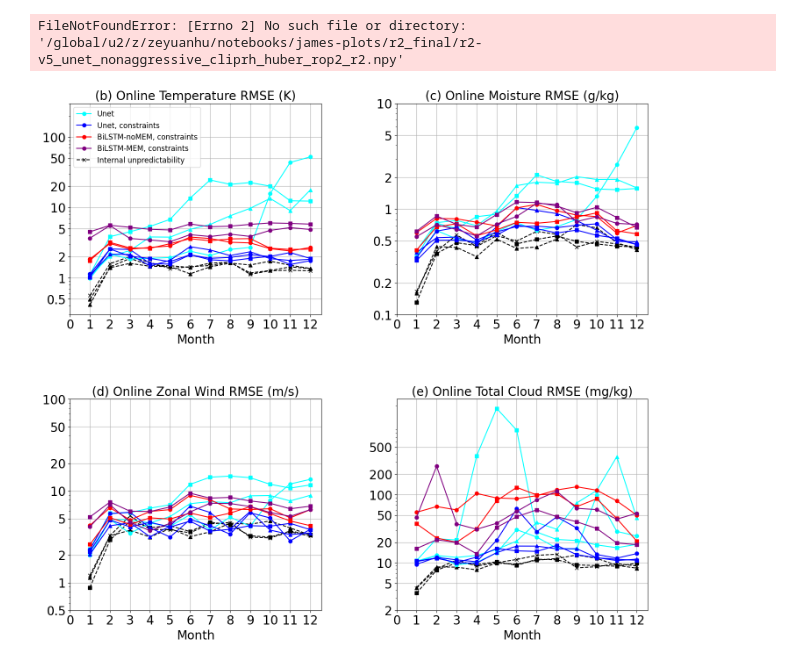
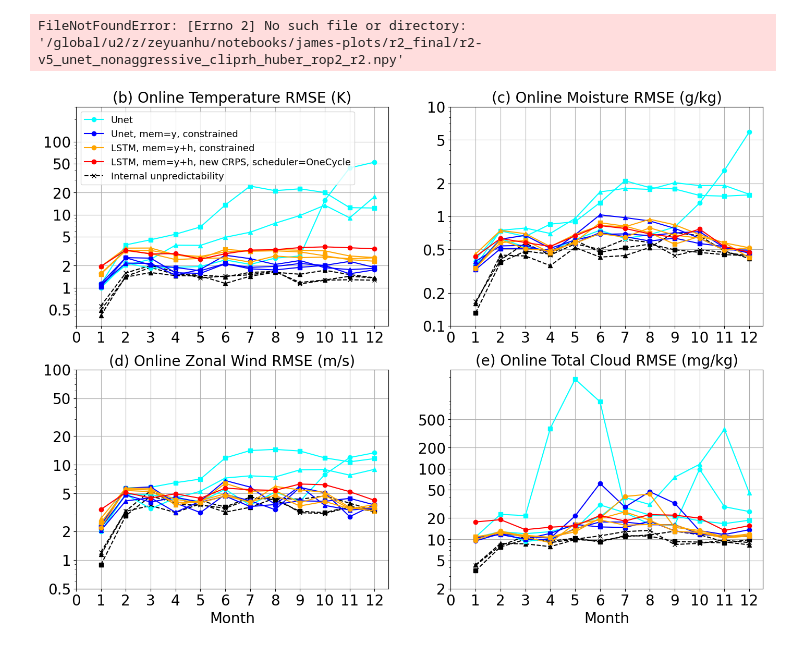
Before and after one commit to peterukk/ClimSim, a Jupyter notebook: online_testing/evaluation/monthly-online-rmse-visualization.ipynb, the cells around one changed output. Saved outputs shown, nothing was run; the diff lists cells and outputs as text; code cells hidden in the pictures.

```diff
--- a/online_testing/evaluation/monthly-online-rmse-visualization.ipynb
+++ b/online_testing/evaluation/monthly-online-rmse-visualization.ipynb
@@ -188,15 +204,44 @@ desired_order = [ 'Unet, expanded inp.',
 labels =  ['Unet', 'Unet, constraints', 'BiLSTM-noMEM, constraints', 'BiLSTM-MEM, constraints']
 desired_order = [ 'Unet', 'Unet, constraints', 'BiLSTM-noMEM, constraints', 'BiLSTM-MEM, constraints', 'Internal unpredictability']
 
+labels =  ['Unet, mem=y', 'Unet, mem=y, constrained', 'LSTM, mem=h, constrained','LSTM+SGRU, mem=h, constrained']
+desired_order = ['Unet, mem=y', 'Unet, mem=y, constrained', 'LSTM, mem=h, constrained','LSTM+SGRU, mem=h, constrained', 'Internal unpredictability']
+
+labels =  ['Unet, mem=y', 'Unet, mem=y, constrained', 'LSTM, mem=h, constrained','LSTM, mem=y+h, constrained']
+desired_order = ['Unet, mem=y', 'Unet, mem=y, constrained', 'LSTM, mem=h, constrained','LSTM, mem=y+h, constrained', 'Internal unpredictability']
+
+labels =  ['Unet, mem=y, constrained', 'LSTM, nomem, constrained', 'LSTM, mem=h, constrained','LSTM, mem=y+h, constrained']
+desired_order = ['Unet, mem=y, constrained',  'LSTM, nomem, constrained','LSTM, mem=h, constrained','LSTM, mem=y+h, constrained', 'Internal unpredictability']
+
+labels =  ['Unet, mem=y, constrained', 'LSTM, mem=h, constrained','LSTM, mem=y+h, constrained', 'stochasticLSTM, mem=y+h, constrained']
+desired_order = ['Unet, mem=y, constrained', 'LSTM, mem=h, constrained','LSTM, mem=y+h, constrained','stochasticLSTM, mem=y+h, constrained',
+                 'Internal unpredictability']
+
+#labels =  ['Unet, mem=y, constrained', 'LSTM, mem=h, constrained','LSTM, mem=y+h, constrained']
+#desired_order = ['Unet, mem=y, constrained', 'LSTM, mem=h, constrained','LSTM, mem=y+h, constrained','Internal unpredictability']
+
+labels =  ['Unet, mem=y, constrained', 'LSTM, mem=y+h, constrained', 'stochasticLSTM, mem=y+h, constrained']
+desired_order = ['Unet, mem=y, constrained', 'LSTM, mem=y+h, constrained','stochasticLSTM, mem=y+h, constrained',
+                 'Internal unpredictability']
+
+labels =  ['Unet', 'Unet, mem=y, constrained', 'LSTM, mem=y+h, constrained', 'LSTM, mem=y+h, new CRPS, scheduler=OneCycle']
+desired_order = ['Unet', 'Unet, mem=y, constrained', 'LSTM, mem=y+h, constrained','LSTM, mem=y+h, new CRPS, scheduler=OneCycle',
+                 'Internal unpredictability']
+
+fs_label = 13 # 12
 
 # Second row left panel (lower left)
 #fig, axs = plt.subplots(3, 2, figsize=(17, 15), gridspec_kw={'height_ratios': [1, 1, 1], 'width_ratios': [2, 1]})
-fig, axs = plt.subplots(2, 2, figsize=(17, 15), gridspec_kw={'height_ratios': [1, 1], 'width_ratios': [1, 1]})
+fig, axs = plt.subplots(2, 2, figsize=(17, 12), gridspec_kw={'height_ratios': [1, 1], 'width_ratios': [1, 1]})
 
-fig.subplots_adjust(hspace=0.4, wspace=0.3)
+fig.subplots_adjust(hspace=0.2, wspace=0.2)
 
 ax = axs[0, 0]
-colors = ['cyan', 'blue', 'red', 'purple']
+colors = ['cyan', 'blue', 'red', 'orange']
+colors = ['cyan', 'blue', 'orange', 'red']
+colors = ['blue', 'red', 'orange', 'red']
+colors = ['cyan', 'blue', 'orange', 'red']
+
 markers = ['o', 's', '^', 'D']
 var = 'T'
 lines_labels = {}
@@ -225,11 +270,11 @@ for group_idx, group in enumerate(case_groups):
 ax.set_yscale('log')
 ax.set_yticks([0.5, 1, 2, 5, 10, 20, 50, 100])
 ax.set_yticklabels(['0.5', '1', '2', '5', '10', '20', '50', '100'], fontsize=20)
-ax.set_xlabel('Month', fontsize=20)
+#ax.set_xlabel('Month', fontsize=20)
 ax.set_ylabel('', fontsize=20)
 ax.set_title('(b) Online Temperature RMSE (K)', fontsize=20)
 #desired_order = ['MLP', 'Unet + expanded inputs', 'Unet + expanded inputs + microphysical constraints', 'Internal unpredictability']
-ax.legend([lines_labels[label] for label in desired_order], desired_order, fontsize=12, loc='upper left')
+ax.legend([lines_labels[label] for label in desired_order], desired_order, fontsize=fs_label, loc='upper left')
 ax.grid(True)
 ax.set_xticks([0] + list(np.arange(1, 13)))
 ax.set_xticklabels([0] + list(np.arange(1, 13)), fontsize=20)
@@ -257,7 +302,7 @@ for group_idx, group in enumerate(case_groups):
 ax.set_yscale('log')
 ax.set_yticks([0.1, 0.2, 0.5, 1, 2, 5, 10])
 ax.set_yticklabels(['0.1', '0.2', '0.5', '1', '2', '5', '10'], fontsize=20)
-ax.set_xlabel('Month', fontsize=20)
+#ax.set_xlabel('Month', fontsize=20)
 ax.set_ylabel('', fontsize=20)
 ax.set_title('(c) Online Moisture RMSE (g/kg)', fontsize=20)
 ax.grid(True)
@@ -298,31 +343,32 @@ ax.set_xticklabels([0] + list(np.arange(1, 13)), fontsize=20)
 ax = axs[1, 1]
 rmse_per_month_sp_re = calculate_rmse_qn(ds_sp_re, ds_sp, total_weight) * 1e6
 ax.plot(np.arange(1, 13), rmse_per_month_sp_re, label='Internal unpredictability', color='black', linestyle='--', marker='x')
 rmse_per_month_sp_re_b = calculate_rmse_qn(ds_sp_re_b, ds_sp, total_weight) * 1e6
 ax.plot(np.arange(1, 13), rmse_per_month_sp_re_b, label='', color='black', linestyle='--', marker='^')
 rmse_per_month_sp_re_c = calculate_rmse_qn(ds_sp_re_c, ds_sp, total_weight) * 1e6
 ax.plot(np.arange(1, 13), rmse_per_month_sp_re_c, label='', color='black', linestyle='--', marker='s')
 
 for group_idx, group in enumerate(case_groups):
     for case_idx, casename in enumerate(group):
         ds_nn = xr.open_mfdataset(data_path + f'h0/1year/{casename}/*.eam.h0.0003-*.nc')
         rmse_per_month_nn = calculate_rmse_qn(ds_nn, ds_sp, total_weight) * 1e6
         label = None
         if case_idx == 0:
             label = labels[group_idx]
         ax.plot(np.arange(1, 13), rmse_per_month_nn, label=label, color=colors[group_idx], marker=markers[case_idx])
 
 ax.set_yscale('log')
 ax.set_yticks([2, 5, 10, 20, 50, 100, 200, 500])
 ax.set_yticklabels(['2', '5', '10', '20', '50', '100', '200', '500'], fontsize=20)
 ax.set_xlabel('Month', fontsize=20)
 ax.set_ylabel('', fontsize=20)
 ax.set_title('(e) Online Total Cloud RMSE (mg/kg)', fontsize=20)
 ax.grid(True)
 ax.set_xticks([0] + list(np.arange(1, 13)))
 ax.set_xticklabels([0] + list(np.arange(1, 13)), fontsize=20)
 # plt.savefig('james_ablation_offline_online_reorder_warrow.pdf', format='pdf', dpi=300, bbox_inches='tight')
 # Show the plot
+#plt.savefig('EGU_RNN_online.pdf', format='pdf', dpi=300, bbox_inches='tight')
 plt.show()
 # %% [output]
-[figure, old version]
+[figure, new version]
```
Also changed, not shown: parts of 1 cell of this notebook, 5 other files.
